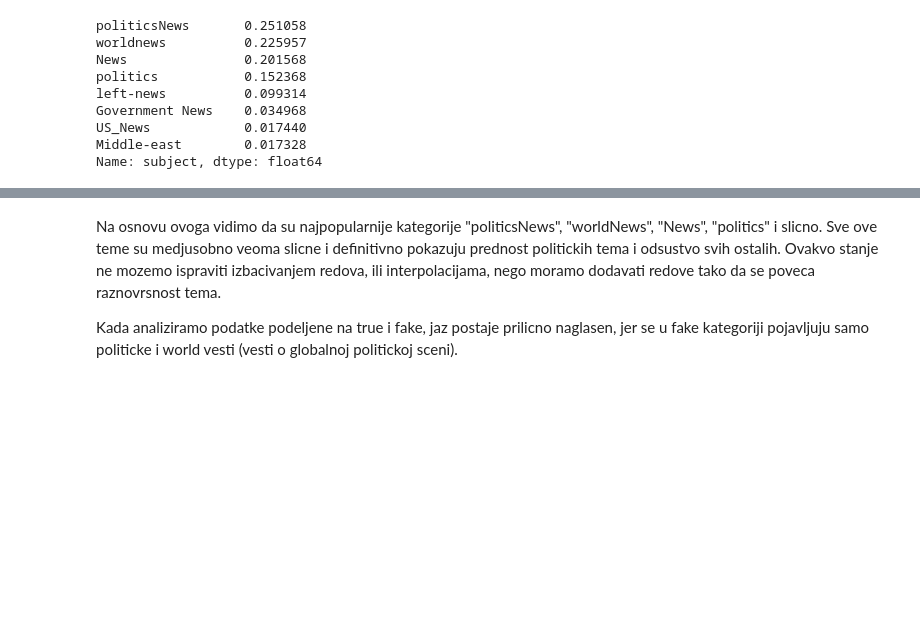
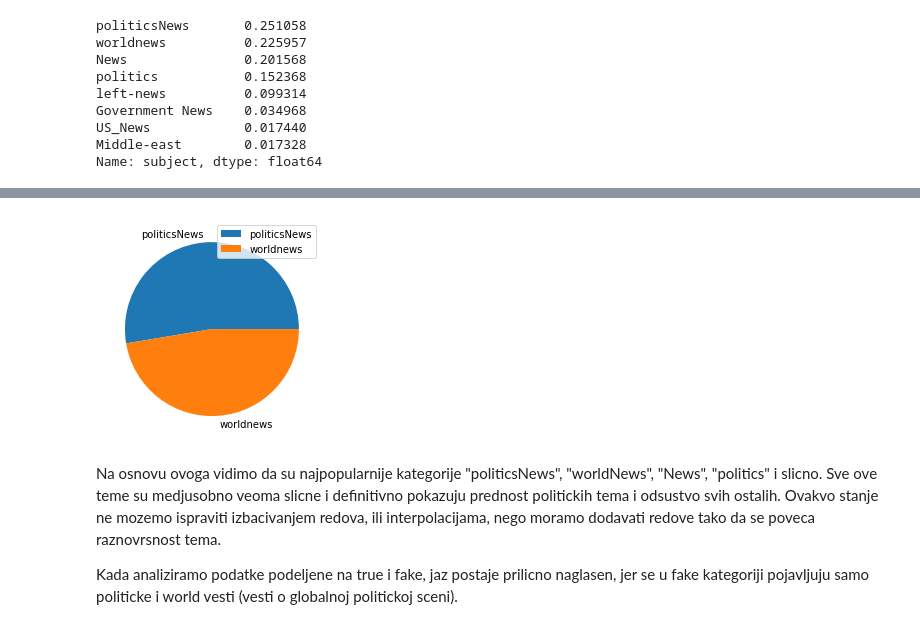
Before and after one commit to LukaKrickovic/news-recommendation, a Jupyter notebook: notebooks/fake_news_dataset_creation.ipynb, the cells around one changed output, grey strips where cells are left out. Saved outputs shown, nothing was run; the diff lists cells and outputs as text; code cells hidden in the pictures; blank space fills up the shorter version.

```diff
--- a/notebooks/fake_news_dataset_creation.ipynb
+++ b/notebooks/fake_news_dataset_creation.ipynb
@@ -79,3 +69,10 @@ Name: subject, dtype: float64
+# %%
+to_plot = fake_df['subject'].value_counts(normalize=True)
+plt.pie(to_plot, labels = to_plot.keys())
+plt.legend()
+plt.show()
+# %% [output]
+[figure, added]
 # %% [markdown]
 Na osnovu ovoga vidimo da su najpopularnije kategorije "politicsNews", "worldNews", "News", "politics" i slicno.
 Sve ove teme su medjusobno veoma slicne i definitivno pokazuju prednost politickih tema i odsustvo svih ostalih. Ovakvo stanje ne mozemo ispraviti izbacivanjem redova, ili interpolacijama, nego moramo dodavati redove tako da se poveca raznovrsnost tema.
```
Also changed, not shown: parts of 10 cells of this notebook, 1 other file.
